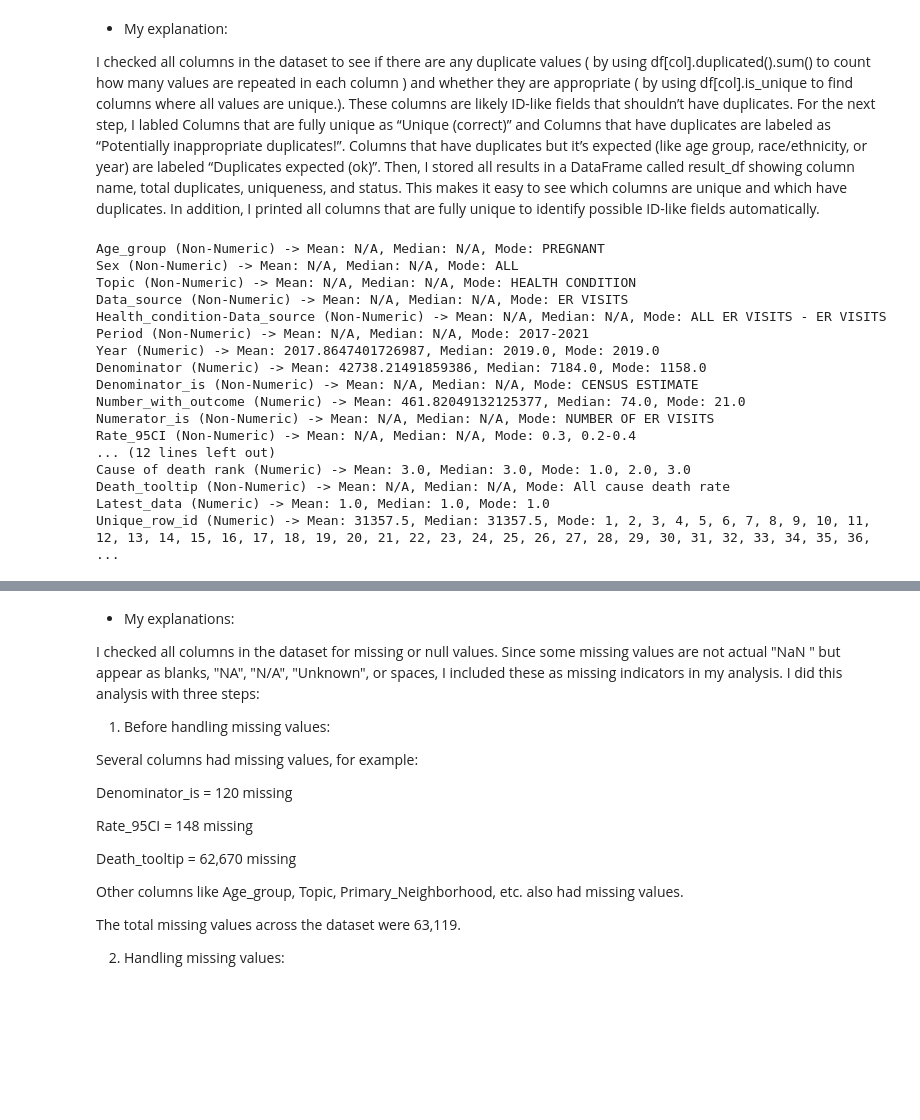
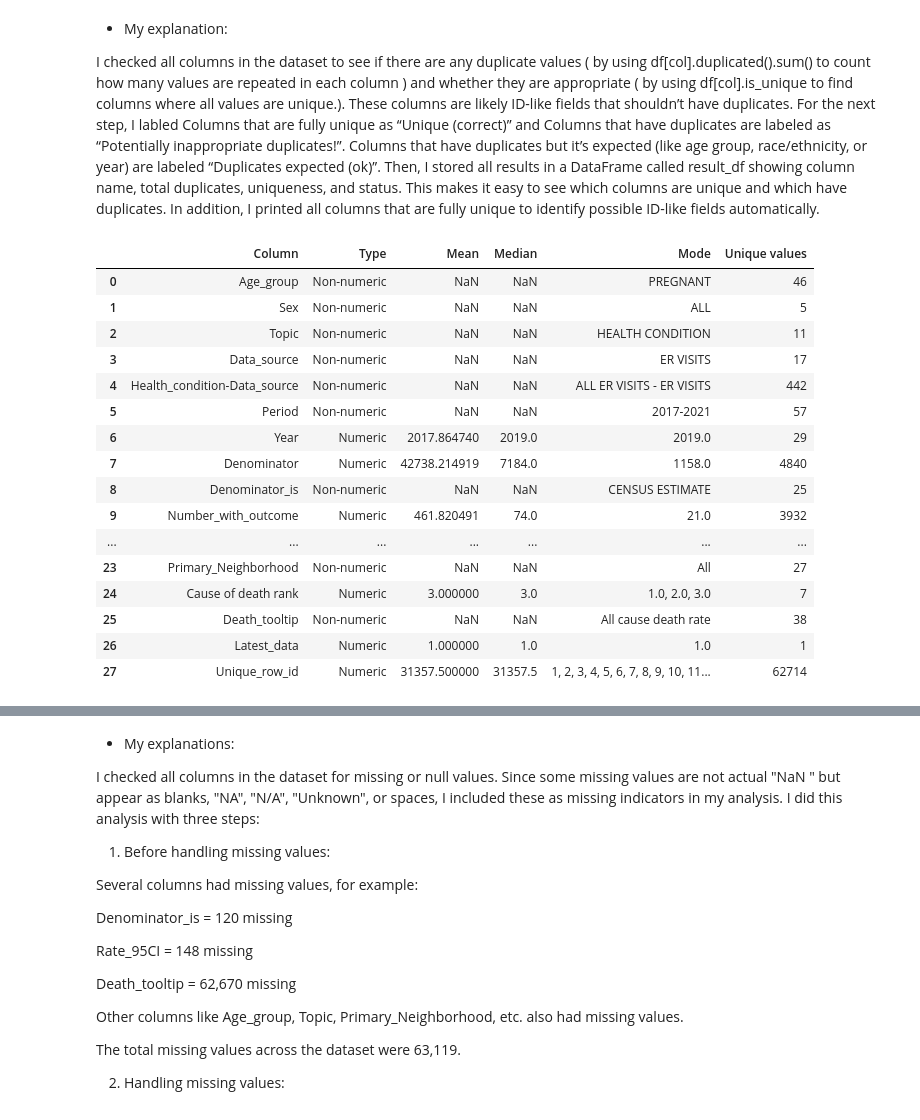
Before and after one commit to farinaz-hatami/Module-3-Assignments, a Jupyter notebook: Week2.ipynb, the cells around one changed output, grey strips where cells are left out. Drawn from its saved outputs; the diff is of its cells as text; code cells hidden in the pictures; blank space fills up the shorter version.

```diff
--- a/Week2.ipynb
+++ b/Week2.ipynb
@@ -209,37 +215,57 @@ Columns detected as fully unique (likely IDs):
 
  I checked all columns in the dataset to see if there are any duplicate values ( by using df[col].duplicated().sum() to count how many values are repeated in each column ) and whether they are appropriate ( by using df[col].is_unique to find columns where all values are unique.). These columns are likely ID-like fields that shouldn’t have duplicates. For the next step, I labled Columns that are fully unique as “Unique (correct)” and Columns that have duplicates are labeled as “Potentially inappropriate duplicates!”. Columns that have duplicates but it’s expected (like age group, race/ethnicity, or year) are labeled “Duplicates expected (ok)”. Then, I stored all results in a DataFrame called result_df showing column name, total duplicates, uniqueness, and status. This makes it easy to see which columns are unique and which have duplicates. In addition, I printed all columns that are fully unique to identify possible ID-like fields automatically.
 # %%
-##Question 4 : What are the mean, median, and mode of each column?
+#Question 4 : What are the mean, median, and mode of each column?
 
-# Select all columns
+
+summary = []
+
 for col in df.columns:
-    # Check if numeric
     if pd.api.types.is_numeric_dtype(df[col]):
+        # Numeric column stats
         mean_val = df[col].mean()
         median_val = df[col].median()
         modes = df[col].mode()
-        mode_val = ", ".join(str(m) for m in modes) if not modes.empty else "N/A"
-        print(f"{col} (Numeric) -> Mean: {mean_val}, Median: {median_val}, Mode: {mode_val}")
+        mode_val = ", ".join(str(m) for m in modes)
+        summary.append({
+            "Column": col,
+            "Type": "Numeric",
+            "Mean": mean_val,
+            "Median": median_val,
+            "Mode": mode_val,
+            "Unique values": df[col].nunique()
+        })
     else:
-        # Non-numeric columns
+        # Non-numeric column stats
         modes = df[col].mode()
-        mode_val = ", ".join(str(m) for m in modes) if not modes.empty else "N/A"
-        print(f"{col} (Non-Numeric) -> Mean: N/A, Median: N/A, Mode: {mode_val}")
+        mode_val = ", ".join(str(m) for m in modes)
+        summary.append({
+            "Column": col,
+            "Type": "Non-numeric",
+            "Mean": None,
+            "Median": None,
+            "Mode": mode_val,
+            "Unique values": df[col].nunique()
+        })
+
+# Convert to DataFrame for easy viewing
+summary_df = pd.DataFrame(summary)
+summary_df
 # %% [output]
-Age_group (Non-Numeric) -> Mean: N/A, Median: N/A, Mode: PREGNANT
-Sex (Non-Numeric) -> Mean: N/A, Median: N/A, Mode: ALL
-Topic (Non-Numeric) -> Mean: N/A, Median: N/A, Mode: HEALTH CONDITION
-Data_source (Non-Numeric) -> Mean: N/A, Median: N/A, Mode: ER VISITS
-Health_condition-Data_source (Non-Numeric) -> Mean: N/A, Median: N/A, Mode: ALL ER VISITS - ER VISITS
-Period (Non-Numeric) -> Mean: N/A, Median: N/A, Mode: 2017-2021
-Year (Numeric) -> Mean: 2017.8647401726987, Median: 2019.0, Mode: 2019.0
-Denominator (Numeric) -> Mean: 42738.21491859386, Median: 7184.0, Mode: 1158.0
-Denominator_is (Non-Numeric) -> Mean: N/A, Median: N/A, Mode: CENSUS ESTIMATE
-Number_with_outcome (Numeric) -> Mean: 461.82049132125377, Median: 74.0, Mode: 21.0
-Numerator_is (Non-Numeric) -> Mean: N/A, Median: N/A, Mode: NUMBER OF ER VISITS
-Rate_95CI (Non-Numeric) -> Mean: N/A, Median: N/A, Mode: 0.3, 0.2-0.4
-... (12 lines left out)
-Cause of death rank (Numeric) -> Mean: 3.0, Median: 3.0, Mode: 1.0, 2.0, 3.0
-Death_tooltip (Non-Numeric) -> Mean: N/A, Median: N/A, Mode: All cause death rate
-Latest_data (Numeric) -> Mean: 1.0, Median: 1.0, Mode: 1.0
-Unique_row_id (Numeric) -> Mean: 31357.5, Median: 31357.5, Mode: 1, 2, 3, 4, 5, 6, 7, 8, 9, 10, 11, 12, 13, 14, 15, 16, 17, 18, 19, 20, 21, 22, 23, 24, 25, 26, 27, 28, 29, 30, 31, 32, 33, 34, 35, 36,  ...
+|  | Column | Type | Mean | Median | Mode | Unique values |
+| 0 | Age_group | Non-numeric | NaN | NaN | PREGNANT | 46 |
+| 1 | Sex | Non-numeric | NaN | NaN | ALL | 5 |
+| 2 | Topic | Non-numeric | NaN | NaN | HEALTH CONDITION | 11 |
+| 3 | Data_source | Non-numeric | NaN | NaN | ER VISITS | 17 |
+| 4 | Health_condition-Data_source | Non-numeric | NaN | NaN | ALL ER VISITS - ER VISITS | 442 |
+| 5 | Period | Non-numeric | NaN | NaN | 2017-2021 | 57 |
+| 6 | Year | Numeric | 2017.864740 | 2019.0 | 2019.0 | 29 |
+| 7 | Denominator | Numeric | 42738.214919 | 7184.0 | 1158.0 | 4840 |
+| 8 | Denominator_is | Non-numeric | NaN | NaN | CENSUS ESTIMATE | 25 |
+| 9 | Number_with_outcome | Numeric | 461.820491 | 74.0 | 21.0 | 3932 |
+| ... | ... | ... | ... | ... | ... | ... |
+| 23 | Primary_Neighborhood | Non-numeric | NaN | NaN | All | 27 |
+| 24 | Cause of death rank | Numeric | 3.000000 | 3.0 | 1.0, 2.0, 3.0 | 7 |
+| 25 | Death_tooltip | Non-numeric | NaN | NaN | All cause death rate | 38 |
+| 26 | Latest_data | Numeric | 1.000000 | 1.0 | 1.0 | 1 |
+| 27 | Unique_row_id | Numeric | 31357.500000 | 31357.5 | 1, 2, 3, 4, 5, 6, 7, 8, 9, 10, 11... | 62714 |
```
Also changed, not shown: parts of 16 cells of this notebook.
